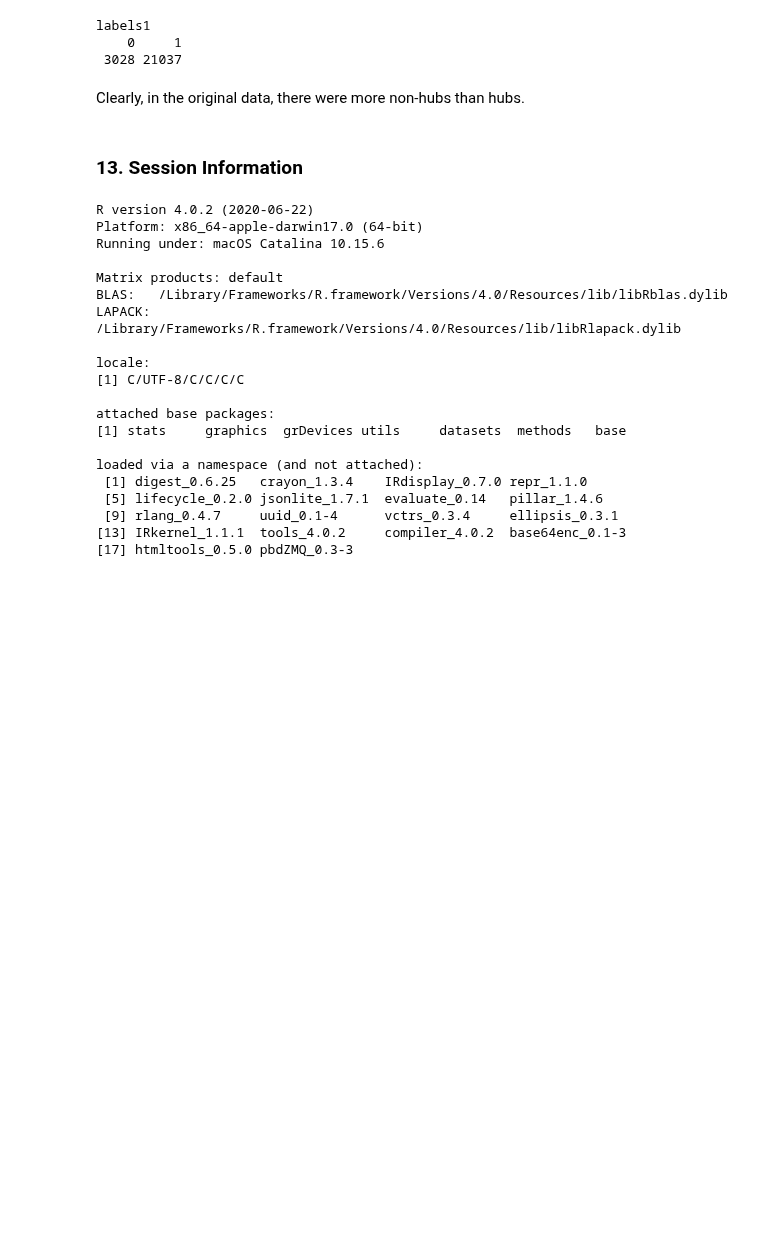
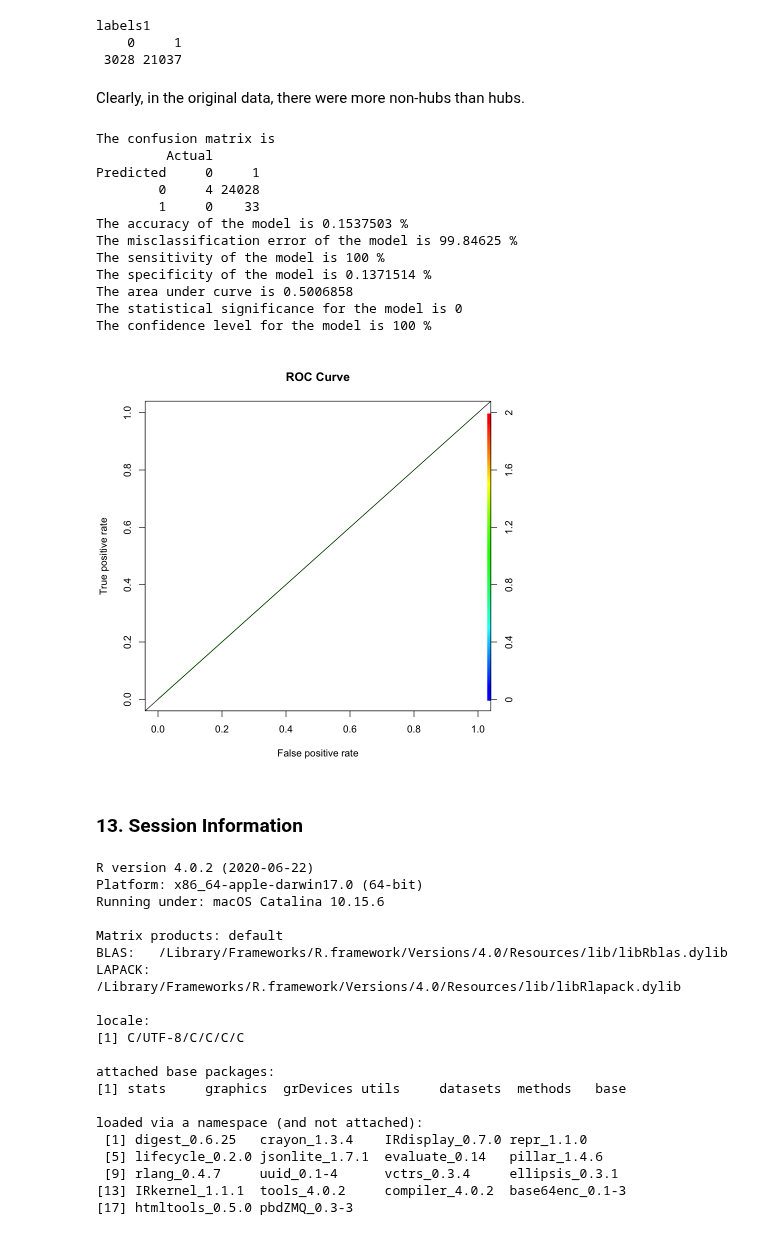
Before and after one commit to shauryajauhari/transcriptionFactoriesGREG, a Jupyter notebook: MachineLearning/simulation/workflows/performanceSimulationData.ipynb, the cells around one changed output. Drawn from its saved outputs; the diff is of its cells as text; code cells hidden in the pictures; blank space fills up the shorter version.

Commit message:
Include a run of modelPerformance function

```diff
--- a/MachineLearning/simulation/workflows/performanceSimulationData.ipynb
+++ b/MachineLearning/simulation/workflows/performanceSimulationData.ipynb
@@ -140,6 +140,24 @@ labels1
  3028 21037
 # %% [markdown]
 Clearly, in the original data, there were more non-hubs than hubs.
+# %%
+source("../../R/modelPerformance.R")
+simData$Class <- as.numeric(as.factor(simData$Class))-1
+modelPerformance(a549modelSMOTE, "lr", simData[, -c(1:3)], Class)
+# %% [output]
+The confusion matrix is
+         Actual
+Predicted     0     1
+        0     4 24028
+        1     0    33
+The accuracy of the model is 0.1537503 %
+The misclassification error of the model is 99.84625 %
+The sensitivity of the model is 100 %
+The specificity of the model is 0.1371514 %
+The area under curve is 0.5006858
+The statistical significance for the model is 0
+The confidence level for the model is 100 %
+[figure, added]
 # %% [markdown]
 ### <a id=link13>13. Session Information </a>
 # %%
```
Also changed, not shown: parts of 4 cells of this notebook.
